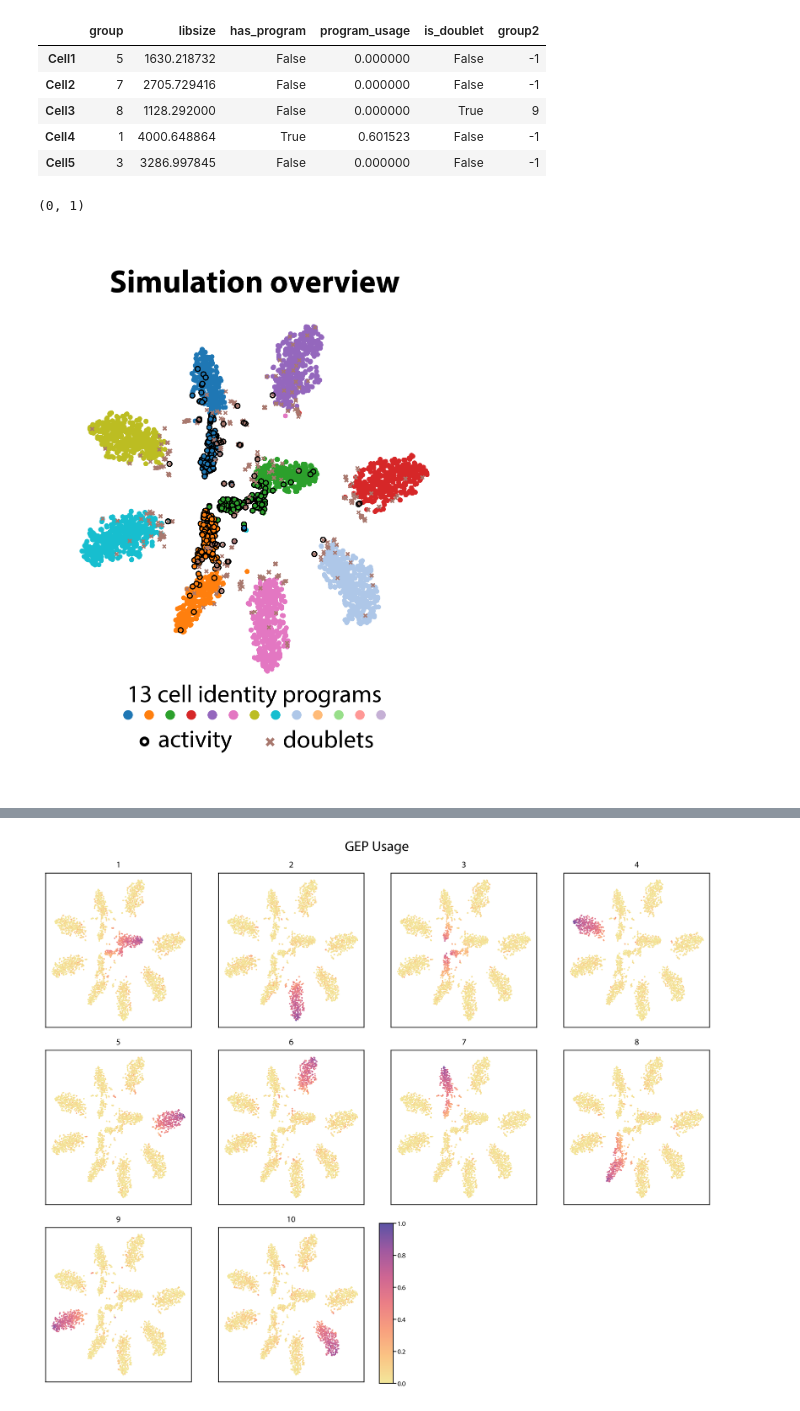
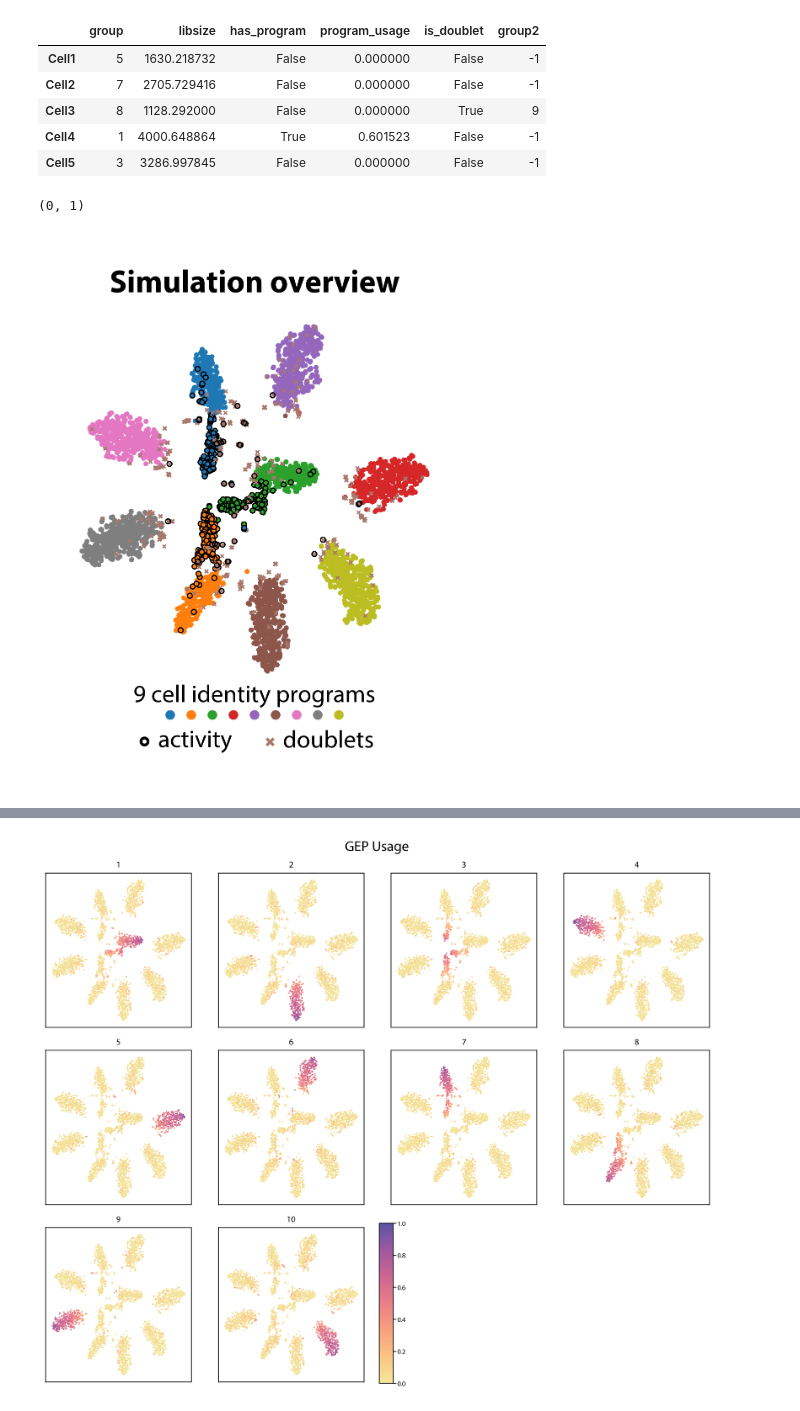
Before and after one commit to dylkot/cNMF, a Jupyter notebook: analyze_example_data.ipynb, the cells around one changed output, grey strips where cells are left out. Saved outputs shown, nothing was run; the diff lists cells and outputs as text; code cells hidden in the pictures.

Commit message:
Corrected typo in the simulation ground truth plot

```diff
--- a/analyze_example_data.ipynb
+++ b/analyze_example_data.ipynb
@@ -289,10 +289,8 @@ tsnedat.loc[tsnedat['has_program'] & ~tsnedat['is_doublet'], 'extra-status'] = '
 tsnedat.loc[~tsnedat['has_program'] & tsnedat['is_doublet'], 'extra-status'] = 'doublet'
 tsnedat.loc[ tsnedat['has_program'] & tsnedat['is_doublet'], 'extra-status'] = 'program & doublet'
 # %%
-color_map = np.array([0,2,4,6,8, 12,16,18, 1,3,5,7, 9])
-
-cell_tableau20_color_id = color_map[tsnedat['group'].astype(int).values - 1].astype(int)
-cell_tableau20_color = np.array(palettable.tableau.Tableau_20.colors)[cell_tableau20_color_id]/255.
+cell_tableau10_color_id = tsnedat['group'].astype(int).values - 1
+cell_tableau10_color = np.array(palettable.tableau.Tableau_10.colors[:-1])[cell_tableau10_color_id]/255.
 
 activity_color = np.zeros((tsnedat.shape[0], 4))
 activity_color[:, 3] = tsnedat['has_program'].astype(float)
@@ -323,13 +321,13 @@ curr_filter = normal_filter
 
 
 ax.scatter(x[curr_filter], y[curr_filter],
-          facecolor=cell_tableau20_color[curr_filter.values],
+          facecolor=cell_tableau10_color[curr_filter.values],
            edgecolor='none',
            rasterized=True, s=2)
 
 curr_filter = activity_filter
 ax.scatter(x[curr_filter], y[curr_filter],
-          facecolor=cell_tableau20_color[curr_filter.values],
+          facecolor=cell_tableau10_color[curr_filter.values],
           edgecolor=activity_color[curr_filter.values], linewidth=0.33,
            rasterized=False, s=2)
 
@@ -357,40 +355,37 @@ ax.text(0.50, 0.5, 'Simulation overview', va='center', ha='center', fontsize=9,
 ax = fig.add_subplot(gs[2, 0],
           frameon=False, xticks=[], yticks=[], xlim=[0,1], ylim=[0,1])
 
-ax.text(0.50, 0.9, '13 cell identity programs', va='center', ha='center', fontsize=7,
+ax.text(0.50, 0.9, '9 cell identity programs', va='center', ha='center', fontsize=7,
         clip_on=False)
 
-legend_cell_tableau20_color_id = color_map[np.arange(13)].astype(int)
-legend_cell_tableau20_color = np.array(palettable.tableau.Tableau_20.colors)[legend_cell_tableau20_color_id]/255.
-
-leg_x = np.arange(13)/18
+leg_x = np.arange(9)/18
 leg_x -= leg_x.mean()
 leg_x += 0.5
 
-ax.scatter(leg_x, np.ones(13)*0.65, c=legend_cell_tableau20_color, s=3)
+ax.scatter(leg_x, np.ones(9)*0.65, c=np.array(palettable.tableau.Tableau_10.colors[:-1])/255, s=3)
 
 
 
 activity_y = 0.30
 ax.text(0.33, activity_y, '  activity', verticalalignment='center', ha='center', fontsize=7,
         clip_on=False)
 
 ax.scatter([0.21], [activity_y],
            facecolor='none', edgecolor='k', linewidth=0.8, s=4)
 
 
 doub_y = activity_y
 ax.text(0.66, doub_y, '     doublets', verticalalignment='center', ha='center', fontsize=7,
         clip_on=False)
 
 ax.scatter([0.54], [doub_y], c=[doublet_color],
            edgecolor='none', marker='x', linewidth=0.8, s=4, clip_on=False)
 
 ax.set_xlim([0,1])
 ax.set_ylim([0,1])
 # %% [output]
 (0, 1)
-[figure, old version]
+[figure, new version]
 # %%
 tsne_and_usages = pd.merge(left=normalized_usage_matrix, right=tsne_results, left_index=True, right_index=True)
 tsne_and_usages.head()
```
Also changed, not shown: parts of 4 cells of this notebook, 1 other file.
